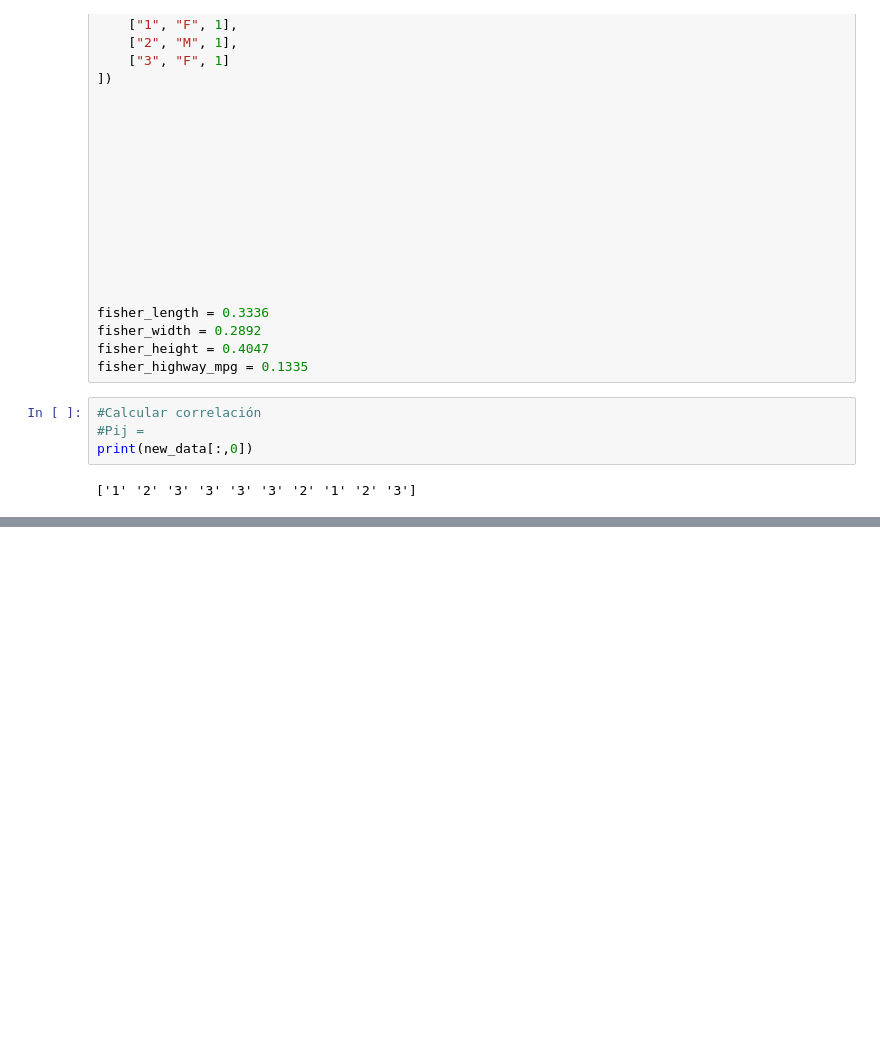
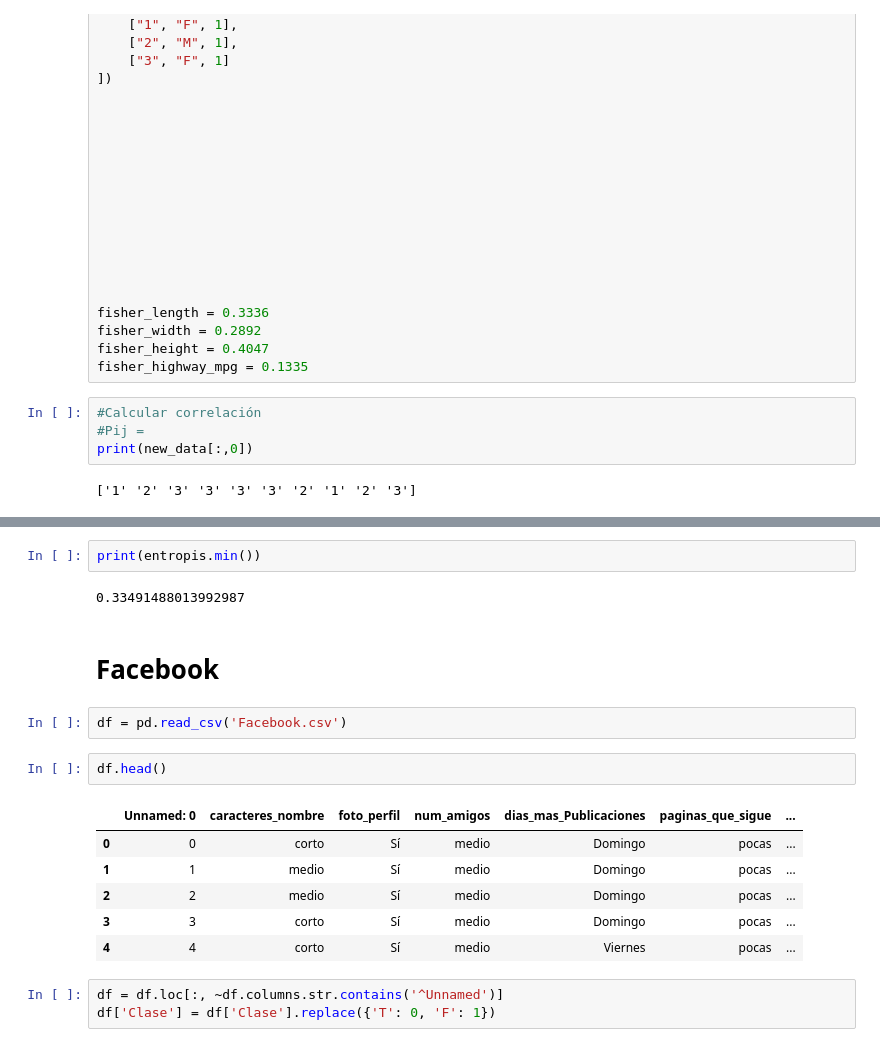
Before and after one commit to SamuelGuerrero/Reconocimiento-de-Patrones, a Jupyter notebook: Segundo Parcial/SeleccionCaracterísticas/Gini.ipynb, the cells around one changed output, grey strips where cells are left out. Drawn from its saved outputs; the diff is of its cells as text; blank space fills up the shorter version.

```diff
--- a/Segundo Parcial/SeleccionCaracterísticas/Gini.ipynb
+++ b/Segundo Parcial/SeleccionCaracterísticas/Gini.ipynb
@@ -124,0 +167,20 @@ entropia(total_class=total_class, column=1, column_class=column_class, datos=new
+# %%
+print(entropis.min())
+# %% [output]
+0.33491488013992987
+# %% [markdown]
+# **Facebook**
+# %%
+df = pd.read_csv('Facebook.csv')
+# %%
+df.head()
+# %% [output]
+|  | Unnamed: 0 | caracteres_nombre | foto_perfil | num_amigos | dias_mas_Publicaciones | paginas_que_sigue | ... |
+| 0 | 0 | corto | Sí | medio | Domingo | pocas | ... |
+| 1 | 1 | medio | Sí | medio | Domingo | pocas | ... |
+| 2 | 2 | medio | Sí | medio | Domingo | pocas | ... |
+| 3 | 3 | corto | Sí | medio | Domingo | pocas | ... |
+| 4 | 4 | corto | Sí | medio | Viernes | pocas | ... |
+# %%
+df = df.loc[:, ~df.columns.str.contains('^Unnamed')]
+df['Clase'] = df['Clase'].replace({'T': 0, 'F': 1})
```
Also changed, not shown: parts of 14 cells of this notebook, 3 other files.
